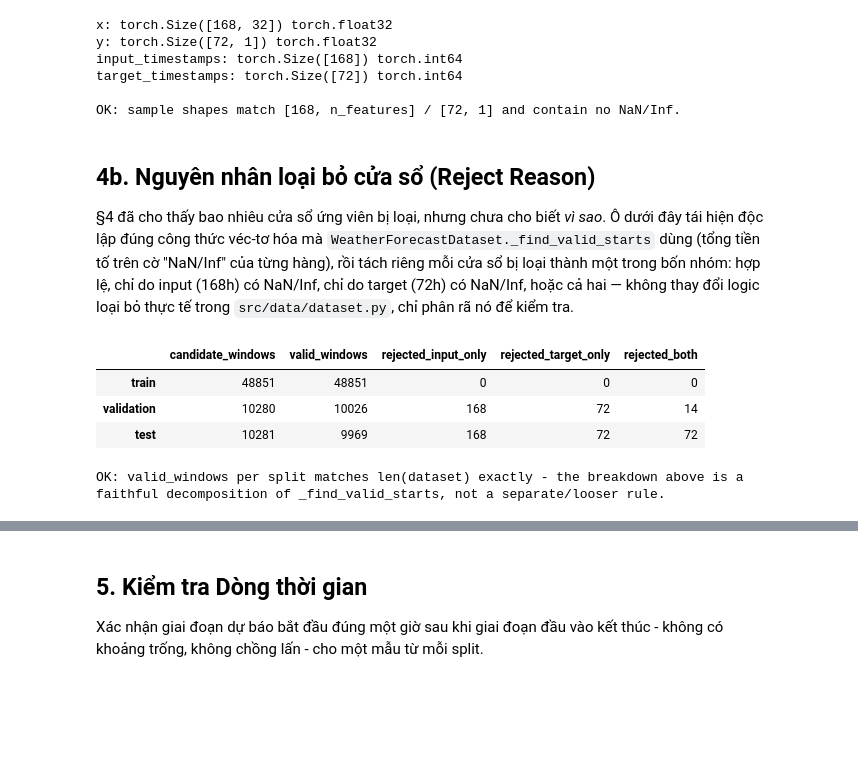
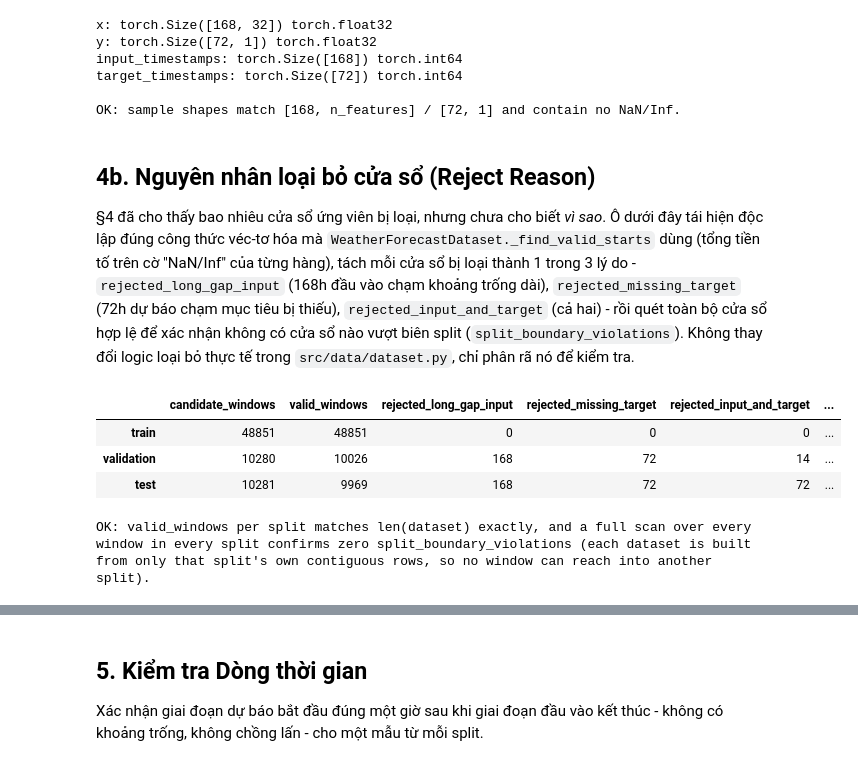
Before and after one commit to ntruonghuynh/Project_DL_Weather_Forecasting, a Jupyter notebook: notebooks/03_dataset_check.ipynb, the cells around one changed output, grey strips where cells are left out. Saved outputs shown, nothing was run; the diff lists cells and outputs as text; code cells hidden in the pictures; blank space fills up the shorter version.

Commit message:
data

```diff
--- a/notebooks/03_dataset_check.ipynb
+++ b/notebooks/03_dataset_check.ipynb
@@ -146,15 +146,21 @@ OK: sample shapes match [168, n_features] / [72, 1] and contain no NaN/Inf.
 # %% [markdown]
 ## 4b. Nguyên nhân loại bỏ cửa sổ (Reject Reason)
 
-§4 đã cho thấy bao nhiêu cửa sổ ứng viên bị loại, nhưng chưa cho biết *vì sao*.
-Ô dưới đây tái hiện độc lập đúng công thức véc-tơ hóa mà
-`WeatherForecastDataset._find_valid_starts` dùng (tổng tiền tố trên cờ "NaN/Inf" của
-từng hàng), rồi tách riêng mỗi cửa sổ bị loại thành một trong bốn nhóm: hợp lệ,
-chỉ do input (168h) có NaN/Inf, chỉ do target (72h) có NaN/Inf, hoặc cả hai — không
-thay đổi logic loại bỏ thực tế trong `src/data/dataset.py`, chỉ phân rã nó để
-kiểm tra.
+§4 đã cho thấy bao nhiêu cửa sổ ứng viên bị loại, nhưng chưa cho biết *vì
+sao*. Ô dưới đây tái hiện độc lập đúng công thức véc-tơ hóa mà
+`WeatherForecastDataset._find_valid_starts` dùng (tổng tiền tố trên cờ
+"NaN/Inf" của từng hàng), tách mỗi cửa sổ bị loại thành 1 trong 3 lý do -
+`rejected_long_gap_input` (168h đầu vào chạm khoảng trống dài),
+`rejected_missing_target` (72h dự báo chạm mục tiêu bị thiếu),
+`rejected_input_and_target` (cả hai) - rồi quét toàn bộ cửa sổ hợp lệ để xác
+nhận không có cửa sổ nào vượt biên split (`split_boundary_violations`).
+Không thay đổi logic loại bỏ thực tế trong `src/data/dataset.py`, chỉ phân
+rã nó để kiểm tra.
 # %%
 import numpy as np
+
+with open(ARTIFACTS_DIR / "split_metadata.json", encoding="utf-8") as f:
+    split_metadata_for_boundary_check = json.load(f)
 
 
 def window_rejection_breakdown(
@@ -170,51 +176,74 @@ def window_rejection_breakdown(
             {
                 "candidate_windows": 0,
                 "valid_windows": 0,
-                "rejected_input_only": 0,
-                "rejected_target_only": 0,
-                "rejected_both": 0,
+                "rejected_long_gap_input": 0,
+                "rejected_missing_target": 0,
+                "rejected_input_and_target": 0,
             }
         )
 
     row_x_bad = ~np.isfinite(feature_arr).all(axis=1)
     row_y_bad = ~np.isfinite(target_arr)
     prefix_x = np.concatenate([[0], np.cumsum(row_x_bad.astype(np.int64))])
     prefix_y = np.concatenate([[0], np.cumsum(row_y_bad.astype(np.int64))])
 
     starts = np.arange(0, n - window_len + 1)
     x_bad = (prefix_x[starts + input_window] - prefix_x[starts]) > 0
     y_bad = (prefix_y[starts + window_len] - prefix_y[starts + input_window]) > 0
 
     return pd.Series(
         {
             "candidate_windows": len(starts),
             "valid_windows": int((~x_bad & ~y_bad).sum()),
-            "rejected_input_only": int((x_bad & ~y_bad).sum()),
-            "rejected_target_only": int((~x_bad & y_bad).sum()),
-            "rejected_both": int((x_bad & y_bad).sum()),
+            "rejected_long_gap_input": int((x_bad & ~y_bad).sum()),
+            "rejected_missing_target": int((~x_bad & y_bad).sum()),
+            "rejected_input_and_target": int((x_bad & y_bad).sum()),
         }
     )
+
+
+def count_split_boundary_violations(dataset: WeatherForecastDataset, split_name: str) -> int:
+    """A violation is any window whose timestamps fall outside its own split's [start, end]."""
+    bounds = split_metadata_for_boundary_check[split_name]
+    split_start = pd.Timestamp(bounds["start"])
+    split_end = pd.Timestamp(bounds["end"])
+    violations = 0
+    for index in range(len(dataset)):
+        window = dataset.window_bounds(index)
+        if window["input_start"] < split_start or window["forecast_end"] > split_end:
+            violations += 1
+    return violations
 
 
 reject_breakdown = pd.DataFrame(
     {
         "train": window_rejection_breakdown(train_df, FEATURES, TARGET, INPUT_WINDOW, HORIZON),
         "validation": window_rejection_breakdown(val_df, FEATURES, TARGET, INPUT_WINDOW, HORIZON),
         "test": window_rejection_breakdown(test_df, FEATURES, TARGET, INPUT_WINDOW, HORIZON),
     }
 ).T
+reject_breakdown["split_boundary_violations"] = [
+    count_split_boundary_violations(train_dataset, "train"),
+    count_split_boundary_violations(val_dataset, "validation"),
+    count_split_boundary_violations(test_dataset, "test"),
+]
 display(reject_breakdown)
 
 assert reject_breakdown.loc["train", "valid_windows"] == len(train_dataset)
 assert reject_breakdown.loc["validation", "valid_windows"] == len(val_dataset)
 assert reject_breakdown.loc["test", "valid_windows"] == len(test_dataset)
-print("OK: valid_windows per split matches len(dataset) exactly - the breakdown above is a")
-print("faithful decomposition of _find_valid_starts, not a separate/looser rule.")
+assert (reject_breakdown["split_boundary_violations"] == 0).all(), (
+    "a window's timestamps escaped its own split's boundaries - this must never happen"
+)
+print("OK: valid_windows per split matches len(dataset) exactly, and a full scan over every")
+print("window in every split confirms zero split_boundary_violations (each dataset is built")
+print("from only that split's own contiguous rows, so no window can reach into another split).")
 # %% [output]
-|  | candidate_windows | valid_windows | rejected_input_only | rejected_target_only | rejected_both |
-| train | 48851 | 48851 | 0 | 0 | 0 |
-| validation | 10280 | 10026 | 168 | 72 | 14 |
-| test | 10281 | 9969 | 168 | 72 | 72 |
+|  | candidate_windows | valid_windows | rejected_long_gap_input | rejected_missing_target | rejected_input_and_target | ... |
+| train | 48851 | 48851 | 0 | 0 | 0 | ... |
+| validation | 10280 | 10026 | 168 | 72 | 14 | ... |
+| test | 10281 | 9969 | 168 | 72 | 72 | ... |
-OK: valid_windows per split matches len(dataset) exactly - the breakdown above is a
-faithful decomposition of _find_valid_starts, not a separate/looser rule.
+OK: valid_windows per split matches len(dataset) exactly, and a full scan over every
+window in every split confirms zero split_boundary_violations (each dataset is built
+from only that split's own contiguous rows, so no window can reach into another split).
 # %% [markdown]
```
Also changed, not shown: parts of 1 cell of this notebook, 8 other files.
